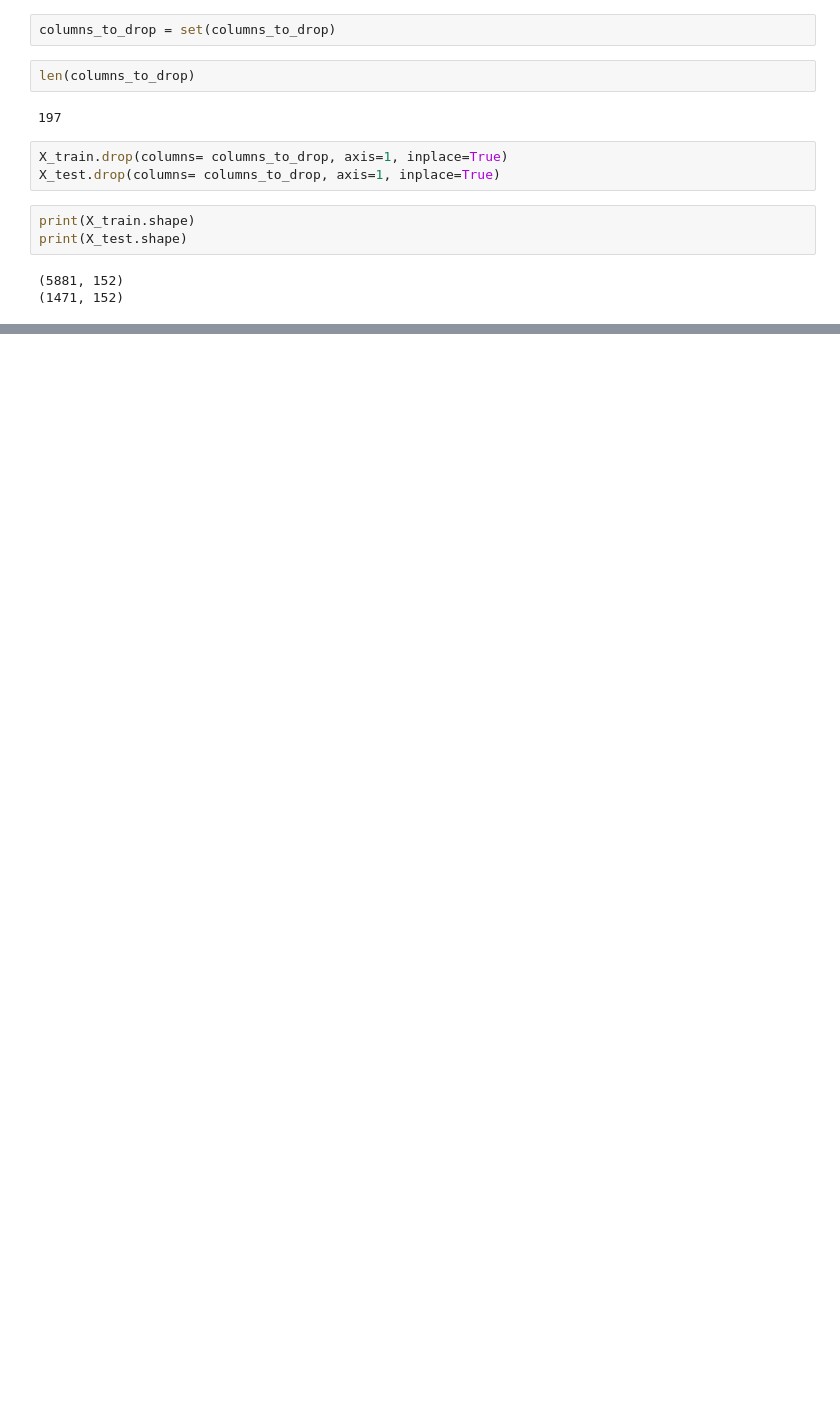
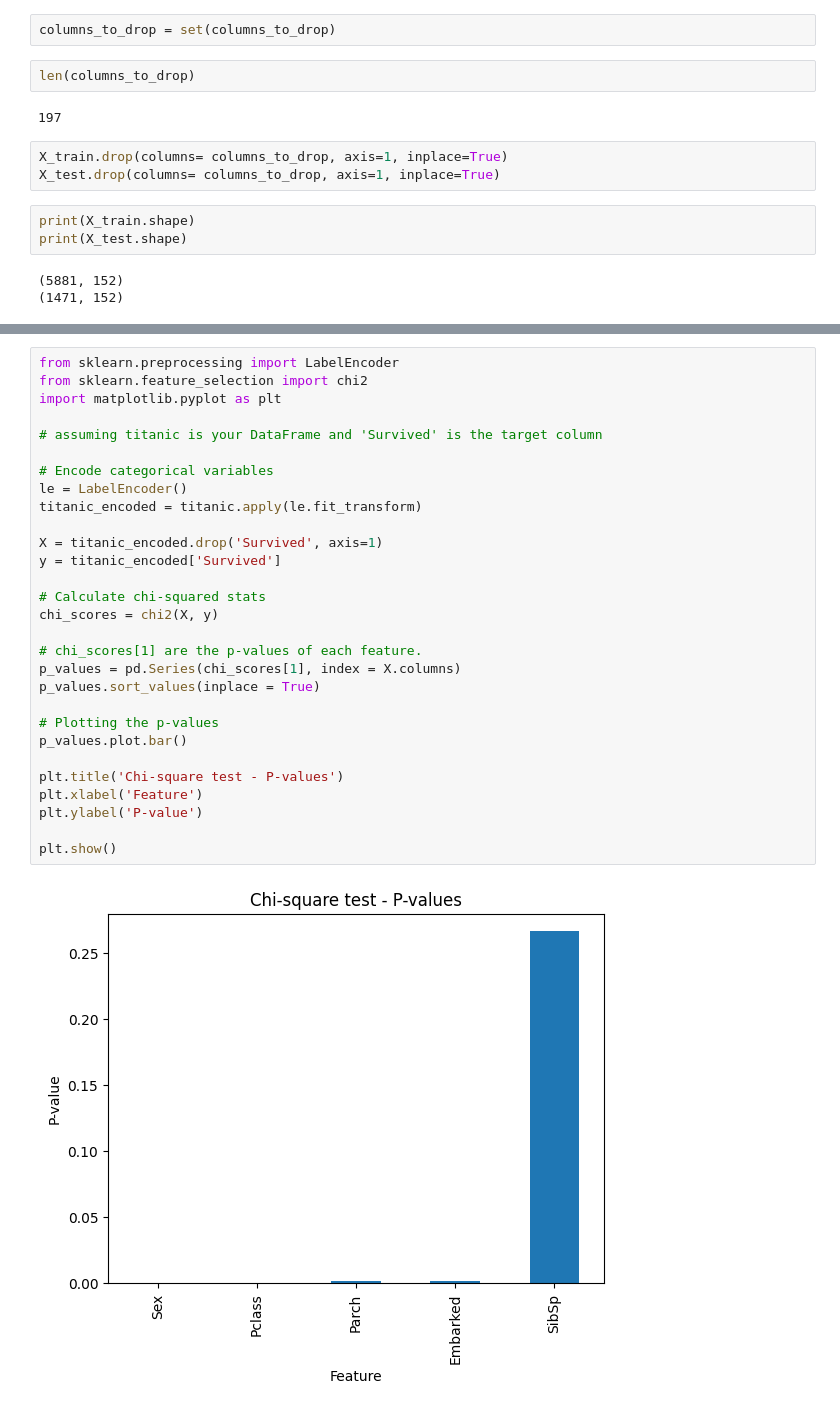
Before and after one commit to Apurba1903/Machine_Learning, a Jupyter notebook: Feature Selection/feature_selection.ipynb, the cells around one changed output, grey strips where cells are left out. Drawn from its saved outputs; the diff is of its cells as text; blank space fills up the shorter version.

Commit message:
anova and chi square

```diff
--- a/Feature Selection/feature_selection.ipynb
+++ b/Feature Selection/feature_selection.ipynb
@@ -212,0 +313,31 @@ print(X_test.shape)
+# %%
+from sklearn.preprocessing import LabelEncoder
+from sklearn.feature_selection import chi2
+import matplotlib.pyplot as plt
+
+# assuming titanic is your DataFrame and 'Survived' is the target column
+
+# Encode categorical variables
+le = LabelEncoder()
+titanic_encoded = titanic.apply(le.fit_transform)
+
+X = titanic_encoded.drop('Survived', axis=1)
+y = titanic_encoded['Survived']
+
+# Calculate chi-squared stats
+chi_scores = chi2(X, y)
+
+# chi_scores[1] are the p-values of each feature.
+p_values = pd.Series(chi_scores[1], index = X.columns)
+p_values.sort_values(inplace = True)
+
+# Plotting the p-values
+p_values.plot.bar()
+
+plt.title('Chi-square test - P-values')
+plt.xlabel('Feature')
+plt.ylabel('P-value')
+
+plt.show()
+# %% [output]
+[figure, added]
```
Also changed, not shown: parts of 14 cells of this notebook.
